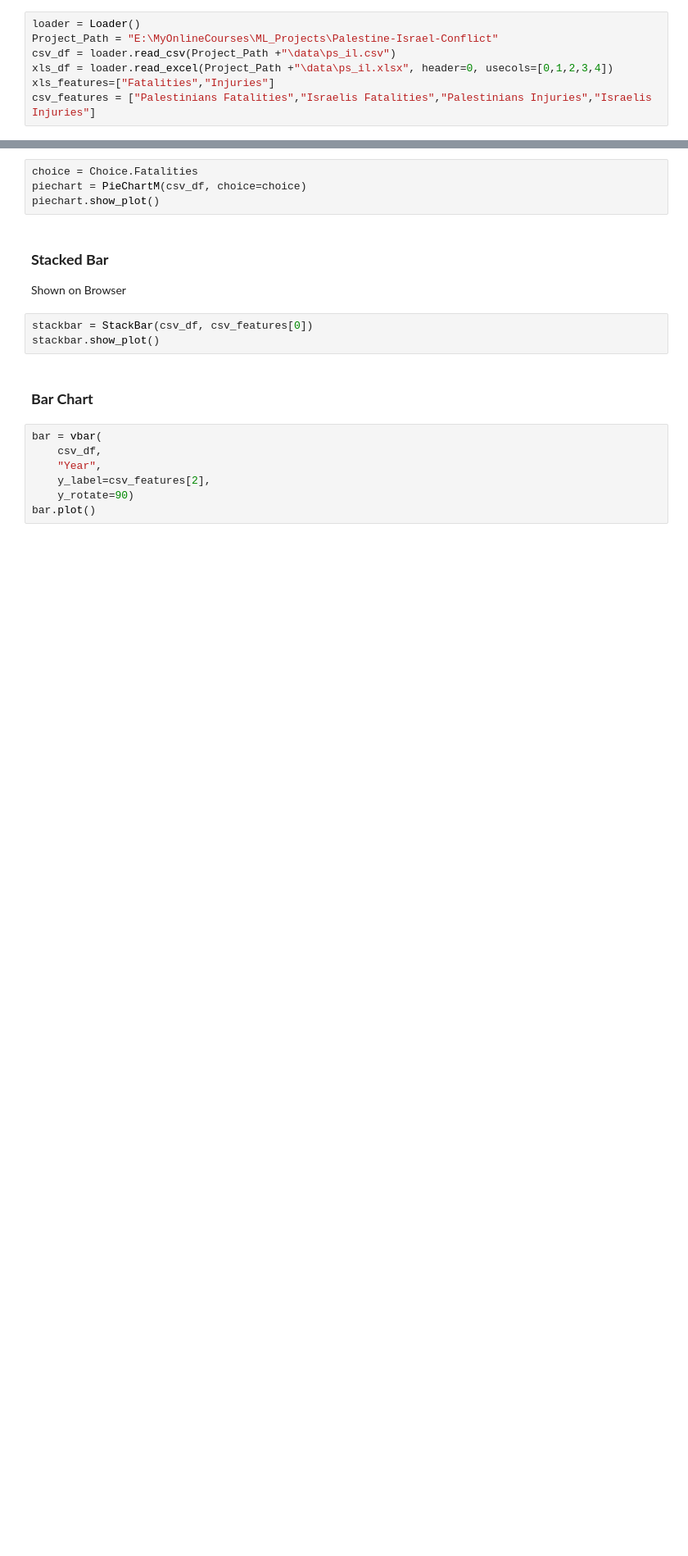
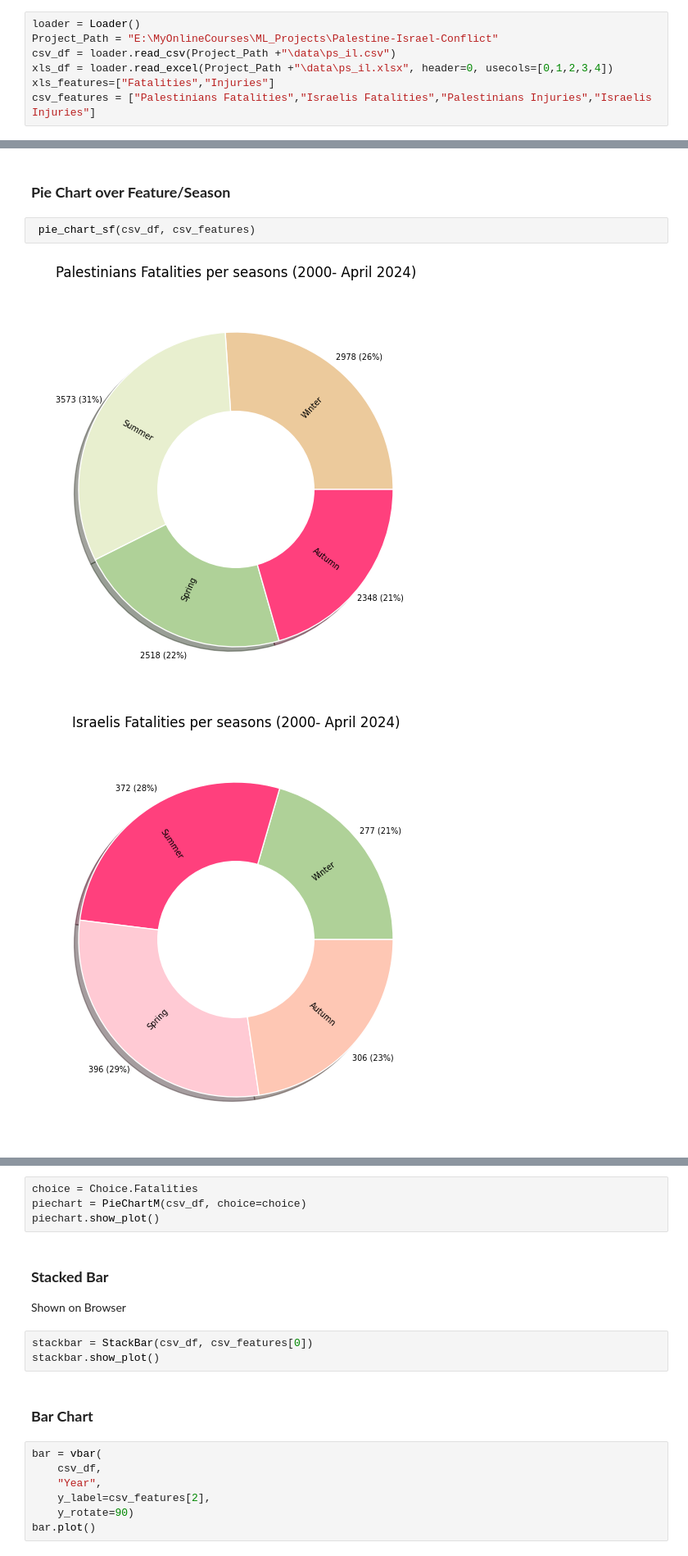
Before and after one commit to MohammedNasserAhmed/Palestine-Israel-Conflict, a Jupyter notebook: example.ipynb, the cells around one changed output, grey strips where cells are left out. Shown at 82% size. Saved outputs shown, nothing was run; the diff lists cells and outputs as text; blank space fills up the shorter version.

```diff
--- a/example.ipynb
+++ b/example.ipynb
@@ -78,0 +34,7 @@ ValueError: x must be 1D
+# %% [markdown]
+### **Pie Chart over Feature/Season**
+# %%
+ pie_chart_sf(csv_df, csv_features)
+# %% [output]
+[figure, added]
+[figure, added]
```
Also changed, not shown: parts of 10 cells of this notebook.
